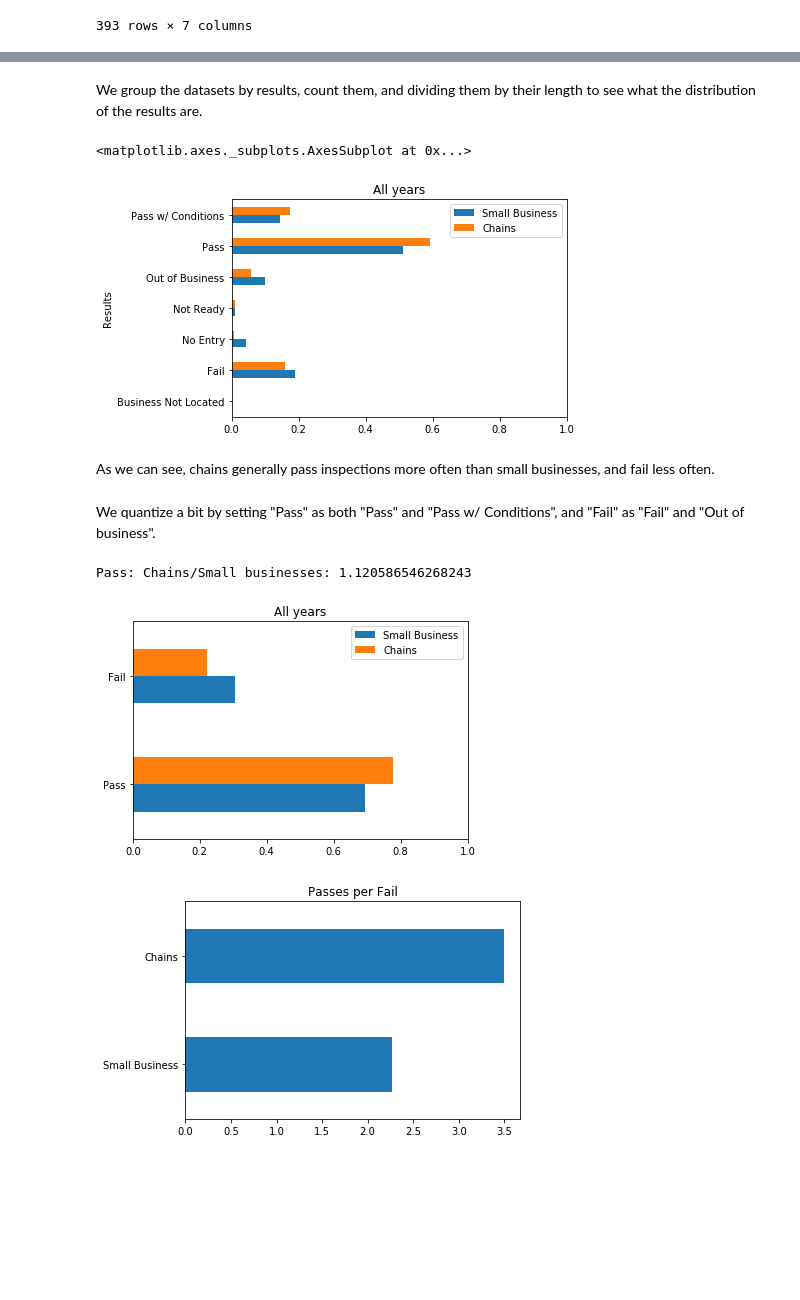
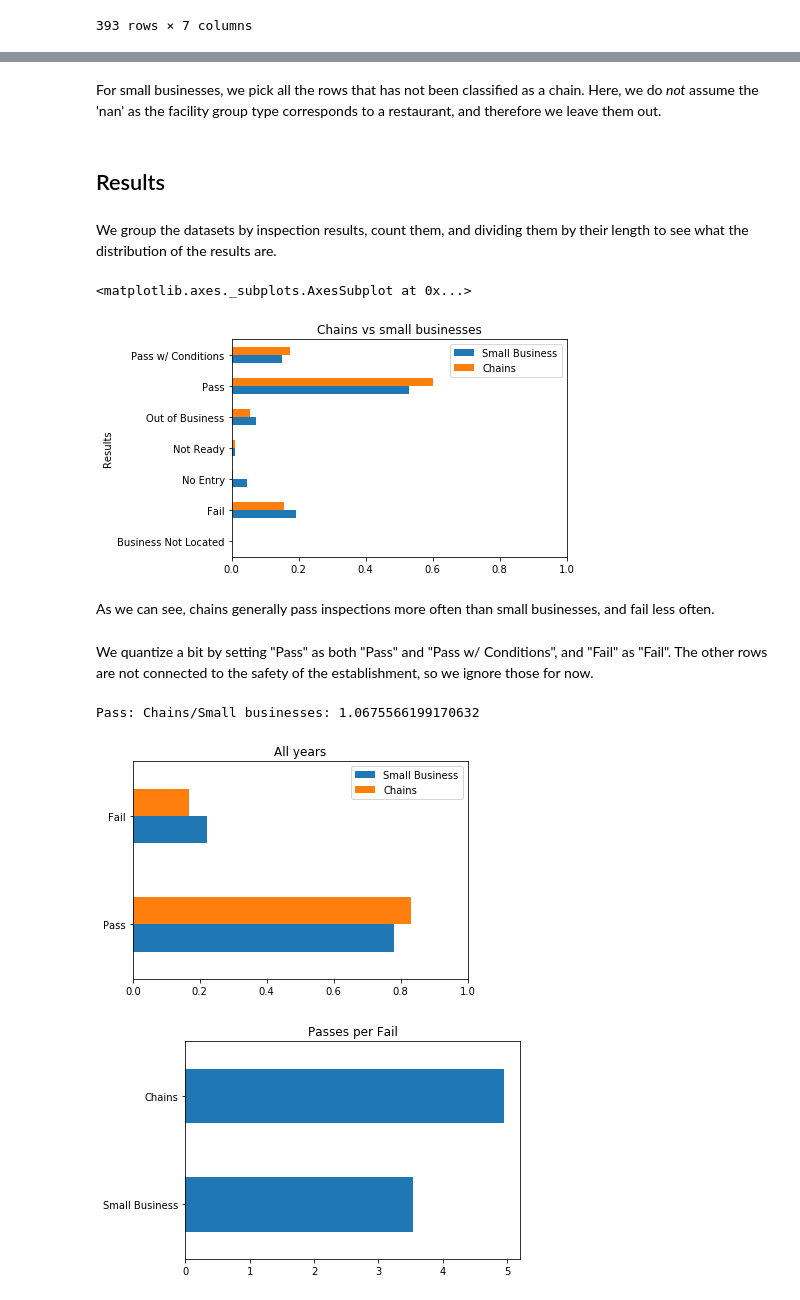
Before and after one commit to pcanas/ada-project-oejp, a Jupyter notebook: proj-notebook-osk.ipynb, the cells around one changed output, grey strips where cells are left out. Saved outputs shown, nothing was run; the diff lists cells and outputs as text; code cells hidden in the pictures; blank space fills up the shorter version.

```diff
--- a/proj-notebook-osk.ipynb
+++ b/proj-notebook-osk.ipynb
@@ -605,5 +682,4 @@ See the caveats in the documentation: http://pandas.pydata.org/pandas-docs/stabl
 # %%
-data = data[data['Facility Type'] == 'Restaurant']
-data['Year'] = data['Inspection Date'].apply(lambda x: int(x[0:4]))
+data.loc[:,'Year'] = data['Inspection Date'].apply(lambda x: int(x[0:4])).copy()
 data
 # %% [output]
@@ -650,5 +718,5 @@ restaurant_chains
 393 rows × 7 columns
 # %%
 restaurant_chains_names = restaurant_chains['Name'].apply(format_string)
-data_company = data.copy()
-data_company['Company'] = group_type_from_string(data_company['DBA Name'], restaurant_chains_names)
+data_w_chain = data.copy()
+data_w_chain['Chain'] = group_type_from_string(data_w_chain['DBA Name'], restaurant_chains_names)
@@ -655,4 +725,4 @@ data_company['Company'] = group_type_from_string(data_company['DBA Name'], resta
 # %%
-data_chains = data_company[data_company['Company'] != 'invalid']
+data_chains = data_w_chain[data_w_chain['Chain'] != 'invalid']
 data_chains
 # %% [output]
@@ -697,5 +765,12 @@ data_small_business = data_company[data_company['Company'] == 'invalid']
+# %% [markdown]
+For small businesses, we pick all the rows that has not been classified as a chain. Here, we do _not_ assume the 'nan' as the facility group type corresponds to a restaurant, and therefore we leave them out.
+# %%
+data_small_business = data_w_chain[data_w_chain['Chain'] == 'invalid']
+data_small_business = data_small_business[data_small_business['Facility Type Group'] != 'nan']
+# %% [markdown]
+## Results
 # %% [markdown]
-We group the datasets by results, count them, and dividing them by their length to see what the distribution of the results are.
+We group the datasets by inspection results, count them, and dividing them by their length to see what the distribution of the results are.
 # %%
 dsb_size = len(data_small_business)
 dc_size = len(data_chains)
@@ -704,7 +779,7 @@ results_vs['Small Business'] = data_small_business.groupby('Results').count()['D
 results_vs['Chains'] = data_chains.groupby('Results').count()['DBA Name'].apply(lambda x: x/dc_size)
 ax = plt.gca()
 ax.set_xlim(0,1)
-results_vs.plot.barh(title='All years', ax=ax)
+results_vs.plot.barh(title='Chains vs small businesses', ax=ax)
 
 #fig, ax_list = plt.subplots(4,3, figsize=(30,20))
 #
@@ -719,28 +794,28 @@ results_vs.plot.barh(title='All years', ax=ax)
 #     results_vs.plot.barh(title=year, ax=ax)
 # %% [output]
 <matplotlib.axes._subplots.AxesSubplot at 0x...>
-[figure, old version]
+[figure, new version]
 # %% [markdown]
 As we can see, chains generally pass inspections more often than small businesses, and fail less often.
 # %% [markdown]
-We quantize a bit by setting "Pass" as both "Pass" and "Pass w/ Conditions", and "Fail" as "Fail" and "Out of business".
+We quantize a bit by setting "Pass" as both "Pass" and "Pass w/ Conditions", and "Fail" as "Fail". The other rows are not connected to the safety of the establishment, so we ignore those for now.
 # %%
 dsb_size = len(data_small_business)
 dc_size = len(data_chains)
 results_percentage = pd.DataFrame(columns=['Small Business', 'Chains'])
 results_percentage.loc['Pass'] = results_vs.loc['Pass']+results_vs.loc['Pass w/ Conditions']
-results_percentage.loc['Fail'] = results_vs.loc['Fail']+results_vs.loc['Out of Business']
+results_percentage.loc['Fail'] = results_vs.loc['Fail']
 results_percentage = results_percentage.div(results_percentage.sum(axis=0), axis=1)
 plt.figure(0)
 ax = plt.gca()
 ax.set_xlim(0,1)
 results_percentage.plot.barh(title='All years', ax=ax)
 plt.figure(1)
 passes_per_fail = results_percentage.loc['Pass']/results_percentage.loc['Fail']
 passes_per_fail.plot.barh(title='Passes per Fail')
 print("Pass: Chains/Small businesses: " + str(results_percentage.loc['Pass']['Chains']/results_percentage.loc['Pass']['Small Business']))
 # %% [output]
-Pass: Chains/Small businesses: 1.120586546268243
+Pass: Chains/Small businesses: 1.0675566199170632
-[figure, old version]
+[figure, new version]
-[figure, old version]
+[figure, new version]
 # %% [markdown]
```
Also changed, not shown: parts of 87 cells of this notebook.
